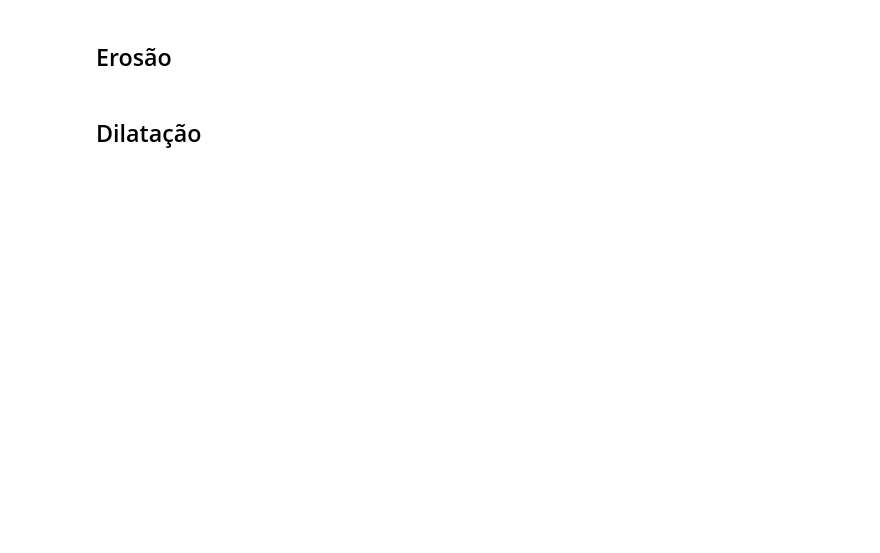
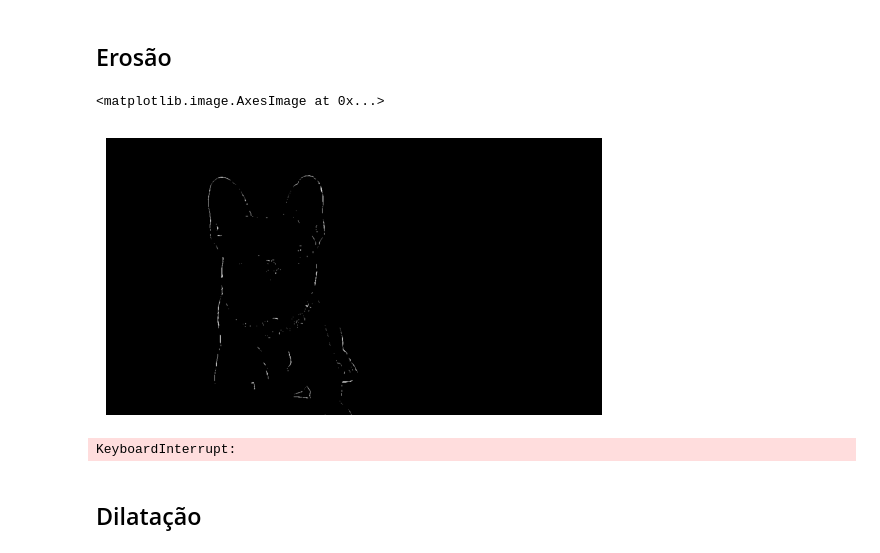
Before and after one commit to VictorGryca/drawing-turtle, a Jupyter notebook: principal.ipynb, the cells around one changed output. Cells and saved outputs as stored; diff of their text form; code cells hidden in the pictures; blank space fills up the shorter version.

```diff
--- a/principal.ipynb
+++ b/principal.ipynb
@@ -210,32 +255,35 @@ plt.imshow(binario, cmap='gray')
 # %%
 # Erosao
 entrada = binario
 
-aresta_k = 3
+aresta_k = 4
 kernel5 = (np.ones((aresta_k, aresta_k))).astype(np.float32)
 
 img_h, img_w = entrada.shape
 ker_h, ker_w = kernel5.shape
 
 pad_width = 1
 
 iteracao = 2
 # Definir o tamanho e tipo da saida
 erosao = np.zeros((img_h - ker_h + 1, img_w - ker_w + 1))
 #erosao = np.pad(contorno, pad_width, mode='edge')
 
 for i in range(erosao.shape[0]):
     for j in range(erosao.shape[1]):
         # definindo a regiao de interesse
         regiao = entrada[i:i+ker_h, j:j+ker_w]
         # transforma o valor do pixel no menor valor dentro do kernel
         erosao[i, j] = regiao.min()
 
 # e converte para 8bits
 erosao = erosao.astype(np.uint8)
 
 plt.axis('off')
 plt.imshow(erosao, cmap='gray')
+# %% [output]
+<matplotlib.image.AxesImage at 0x...>
+[figure, added]
 # %%
 iteracao = 4  # aumenta aqui pra ver o efeito
 entrada = contorno
@@ -253,6 +301,8 @@ for _ in range(iteracao):           # ← loop externo que faltava
 
             saida[i, j] = erosao[i:i+ker_h, j:j+ker_w].min()
     erosao = saida.astype(np.uint8)
+# %% [output]
+KeyboardInterrupt:
 # %%
 cv2.imshow('janela', erosao) # mostrar a imagem em escala de cinza
 cv2.waitKey(0)
```
Also changed, not shown: parts of 19 cells of this notebook, 3 other files.
